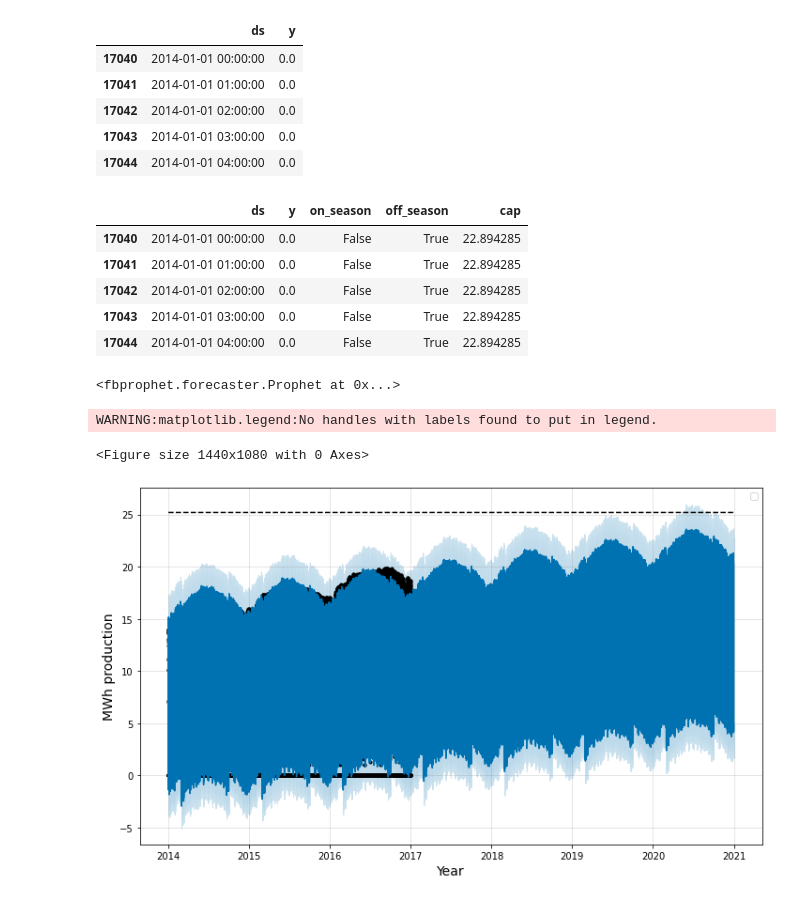
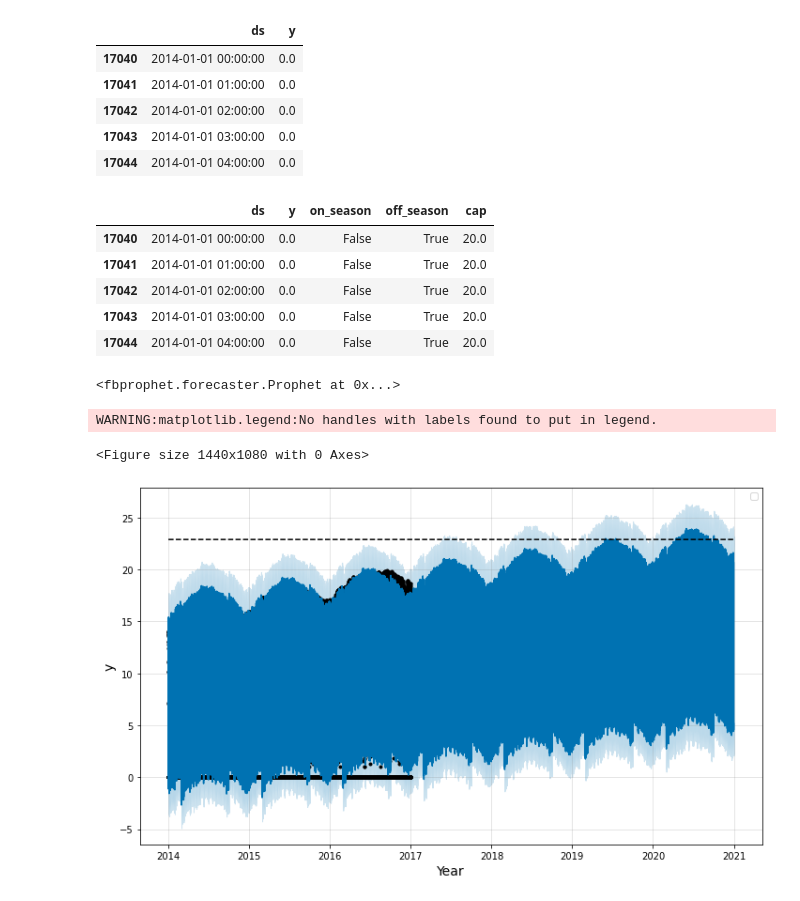
Before and after one commit to ThiagoSViana/Renewable_Energy_forecast, a Jupyter notebook: Prophet_PV.ipynb, the cells around one changed output. Drawn from its saved outputs; the diff is of its cells as text; code cells hidden in the pictures.

```diff
--- a/Prophet_PV.ipynb
+++ b/Prophet_PV.ipynb
@@ -185,14 +185,14 @@ model_data_pv.cap = np.cbrt(model_data_pv.cap)
 display(model_data_pv.head())
 
 train = model_data_pv.loc[model_data_pv.ds.dt.year < 2017,:]
-test = model_data_pv.loc[model_data_pv.ds.dt.year >= 2017, :]
+test = model_data_pv.loc[model_data_pv.ds.dt.year == 2017, :]
 # %% [output]
 |  | ds | y | on_season | off_season | cap |
-| 17040 | 2014-01-01 00:00:00 | 0.0 | False | True | 22.894285 |
-| 17041 | 2014-01-01 01:00:00 | 0.0 | False | True | 22.894285 |
-| 17042 | 2014-01-01 02:00:00 | 0.0 | False | True | 22.894285 |
-| 17043 | 2014-01-01 03:00:00 | 0.0 | False | True | 22.894285 |
-| 17044 | 2014-01-01 04:00:00 | 0.0 | False | True | 22.894285 |
+| 17040 | 2014-01-01 00:00:00 | 0.0 | False | True | 20.0 |
+| 17041 | 2014-01-01 01:00:00 | 0.0 | False | True | 20.0 |
+| 17042 | 2014-01-01 02:00:00 | 0.0 | False | True | 20.0 |
+| 17043 | 2014-01-01 03:00:00 | 0.0 | False | True | 20.0 |
+| 17044 | 2014-01-01 04:00:00 | 0.0 | False | True | 20.0 |
 # %%
 model = Prophet(changepoint_range=.8,weekly_seasonality=False,daily_seasonality=False,yearly_seasonality=150,
                growth='logistic',changepoint_prior_scale=.01,seasonality_prior_scale=20)
@@ -215,15 +215,15 @@ forecast = model.predict(future)
 # %%
 plt.figure(figsize=(20,15))
 
 fig = model.plot(forecast)
 plt.xlabel('Year', fontsize=14)
-plt.ylabel('MWh production', fontsize=14)
+plt.ylabel('y', fontsize=14)
 plt.legend()
 plt.show()
 # %% [output]
 WARNING:matplotlib.legend:No handles with labels found to put in legend.
 <Figure size 1440x1080 with 0 Axes>
-[figure, old version]
+[figure, new version]
 # %%
 model.plot_components(forecast)
 # %% [output]
```
Also changed, not shown: parts of 5 cells of this notebook.
